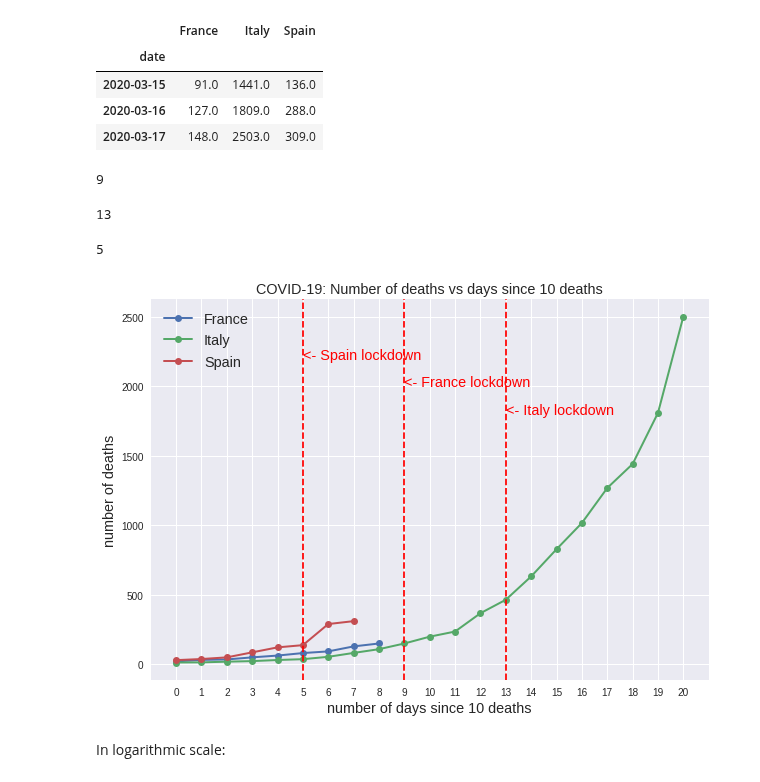
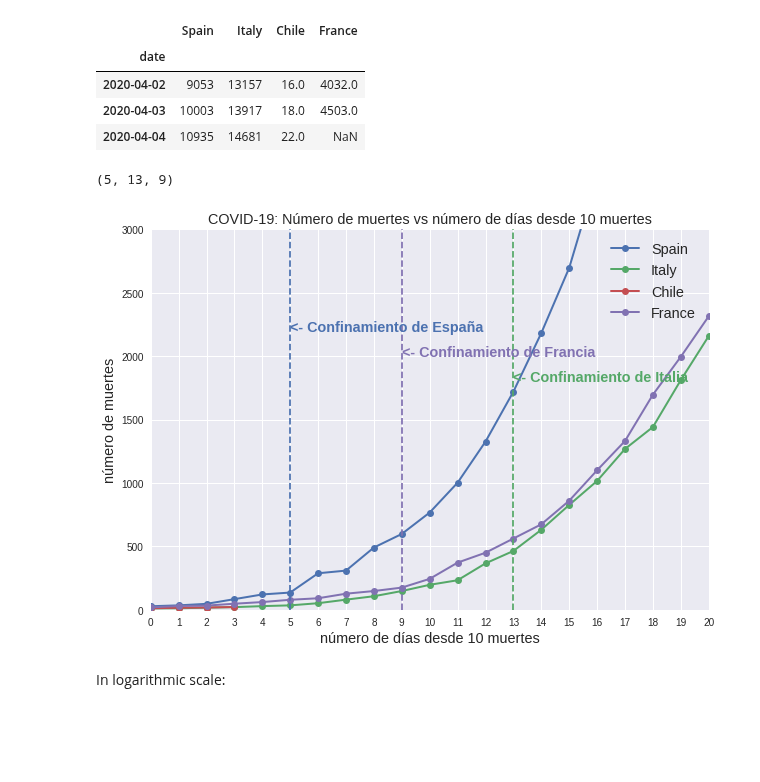
Before and after one commit to alonsosilvaallende/COVID-19, a Jupyter notebook: COVID_19_deaths.ipynb, the cells around one changed output. Cells and saved outputs as stored; diff of their text form; code cells hidden in the pictures; blank space fills up the shorter version.

```diff
--- a/COVID_19_deaths.ipynb
+++ b/COVID_19_deaths.ipynb
@@ -6,12 +6,12 @@ import matplotlib.pyplot as plt
 import pandas as pd
 plt.style.use('seaborn')
 # %%
-deaths = pd.read_csv("https://covid.ourworldindata.org/data/total_deaths.csv", index_col='date')
+deaths = pd.read_csv("https://covid.ourworldindata.org/data/ecdc/total_deaths.csv", index_col='date')
 # %%
-deaths[["France", "Italy", "Spain"]].tail(3)
+deaths[["Spain", "Italy", "Chile", "France"]].tail(3)
 # %% [output]
-|  | France | Italy | Spain |
-| date |  |  |  |
-| 2020-03-15 | 91.0 | 1441.0 | 136.0 |
-| 2020-03-16 | 127.0 | 1809.0 | 288.0 |
-| 2020-03-17 | 148.0 | 2503.0 | 309.0 |
+|  | Spain | Italy | Chile | France |
+| date |  |  |  |  |
+| 2020-04-02 | 9053 | 13157 | 16.0 | 4032.0 |
+| 2020-04-03 | 10003 | 13917 | 18.0 | 4503.0 |
+| 2020-04-04 | 10935 | 14681 | 22.0 | NaN |
@@ -20,3 +18,5 @@ list_countries = ["France", "Italy", "Spain"]
+# %%
+list_countries = ["Spain", "Italy", "Chile", "France"]
 # %%
 TIPPING_POINT = 10
 # %%
@@ -28,39 +28,44 @@ deaths_country = {}
 for country in list_countries:
   deaths_country[country] = deaths[country][deaths[country]> TIPPING_POINT]
 # %%
+Spain_gap = (pd.to_datetime(Spain_lockdown) - pd.to_datetime(deaths_country["Spain"].keys()[0])).days
+Italy_gap = (pd.to_datetime(Italy_lockdown) - pd.to_datetime(deaths_country["Italy"].keys()[0])).days
 France_gap = (pd.to_datetime(France_lockdown) - pd.to_datetime(deaths_country["France"].keys()[0])).days
-France_gap
+Spain_gap, Italy_gap, France_gap
 # %% [output]
-9
+(5, 13, 9)
-# %%
-Italy_gap = (pd.to_datetime(Italy_lockdown) - pd.to_datetime(deaths_country["Italy"].keys()[0])).days
-Italy_gap
-# %% [output]
-13
-# %%
-Spain_gap = (pd.to_datetime(Spain_lockdown) - pd.to_datetime(deaths_country["Spain"].keys()[0])).days
-Spain_gap
-# %% [output]
-5
 # %%
 fig, ax = plt.subplots(figsize=(10,7))
 for country in list_countries:
   plt.plot(np.arange(len(deaths_country[country])), deaths_country[country], label=country, linewidth=2, marker='o')
 
-plt.axvline(Spain_gap, color='red', linestyle='dashed')
-plt.axvline(France_gap, color='red', linestyle='dashed')
-plt.axvline(Italy_gap, color='red', linestyle='dashed')
-plt.annotate('<- Spain lockdown', (Spain_gap,2200.0), color='red', fontsize='x-large')
-plt.annotate('<- France lockdown', (France_gap,2000.0), color='red', fontsize='x-large')
-plt.annotate('<- Italy lockdown', (Italy_gap,1800.0), color='red', fontsize='x-large')
-ax.set_title(f'COVID-19: Number of deaths vs days since {TIPPING_POINT} deaths', fontsize='x-large')
-ax.set_xlabel(f'number of days since {TIPPING_POINT} deaths', fontsize='x-large')
-ax.set_ylabel(f'number of deaths', fontsize='x-large')
+plt.axvline(Spain_gap, color='C0', linestyle='dashed')
+plt.axvline(France_gap, color='C3', linestyle='dashed')
+plt.axvline(Italy_gap, color='C1', linestyle='dashed')
+
+# plt.annotate('<- Spain lockdown', (Spain_gap,2200.0), color='C0', fontsize='x-large', fontweight='bold')
+# plt.annotate('<- France lockdown', (France_gap,2000.0), color='C3', fontsize='x-large', fontweight='bold')
+# plt.annotate('<- Italy lockdown', (Italy_gap,1800.0), color='C1', fontsize='x-large', fontweight='bold')
+
+plt.annotate('<- Confinamiento de España', (Spain_gap,2200.0), color='C0', fontsize='x-large', fontweight='bold')
+plt.annotate('<- Confinamiento de Francia', (France_gap,2000.0), color='C3', fontsize='x-large', fontweight='bold')
+plt.annotate('<- Confinamiento de Italia', (Italy_gap,1800.0), color='C1', fontsize='x-large', fontweight='bold')
+
+# ax.set_title(f'COVID-19: Number of deaths vs days since {TIPPING_POINT} deaths', fontsize='x-large')
+# ax.set_xlabel(f'number of days since {TIPPING_POINT} deaths', fontsize='x-large')
+# ax.set_ylabel(f'number of deaths', fontsize='x-large')
+
+ax.set_title(f'COVID-19: Número de muertes vs número de días desde {TIPPING_POINT} muertes', fontsize='x-large')
+ax.set_xlabel(f'número de días desde {TIPPING_POINT} muertes', fontsize='x-large')
+ax.set_ylabel(f'número de muertes', fontsize='x-large')
+
 ax.set_xticks(np.arange(len(deaths_country["Italy"])))
+plt.xlim(0,20)
+plt.ylim(0,3000)
 plt.legend(fontsize='x-large')
-plt.show()
+plt.savefig("2020-04-04-Deaths-Chile-vs-Several.png", format='png', dvi=500)
 # %% [output]
-[figure, old version]
+[figure, new version]
 # %% [markdown]
 In logarithmic scale:
 # %%
```
Also changed, not shown: parts of 4 cells of this notebook.
